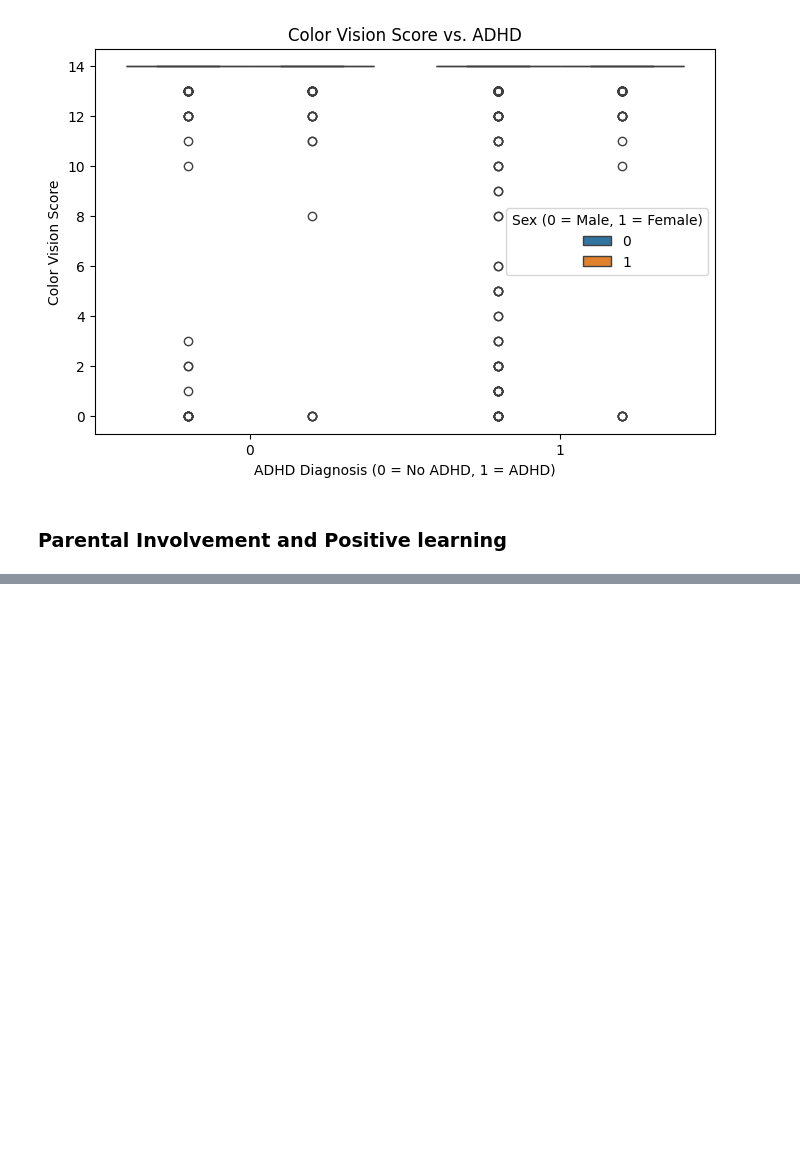
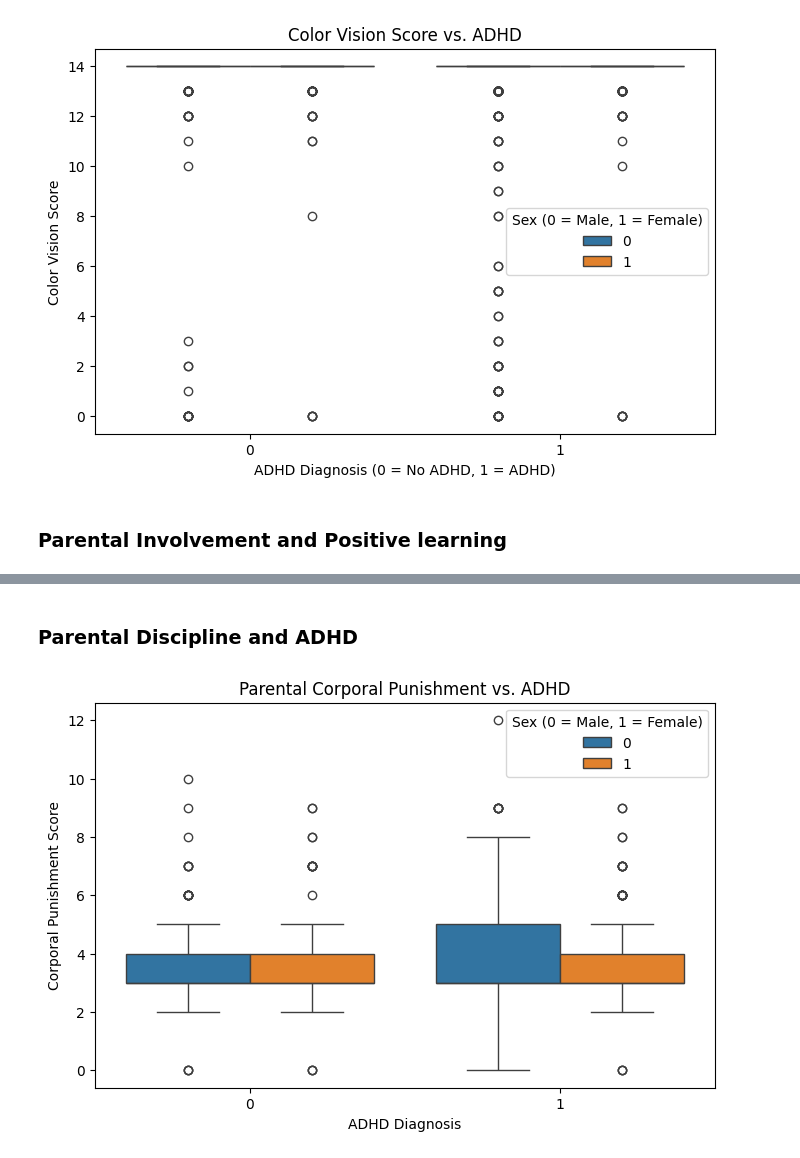
Before and after one commit to Folasewa/Health-Tech-DS-Projects, a Jupyter notebook: ADHD-Kaggle/adhd.ipynb, the cells around one changed output, grey strips where cells are left out. Drawn from its saved outputs; the diff is of its cells as text; code cells hidden in the pictures; blank space fills up the shorter version.

```diff
--- a/ADHD-Kaggle/adhd.ipynb
+++ b/ADHD-Kaggle/adhd.ipynb
@@ -364,0 +387,13 @@ plt.show()
+# %% [markdown]
+### Parental Discipline and ADHD
+# %%
+#Do ADHD children experience more corporal punishment? Are the parents harsher with boys or girls?
+plt.figure(figsize=(8, 5))
+sns.boxplot(data=train_data, x="ADHD_Outcome", y="APQ_P_APQ_P_CP", hue="Sex_F")
+plt.title("Parental Corporal Punishment vs. ADHD")
+plt.xlabel("ADHD Diagnosis")
+plt.ylabel("Corporal Punishment Score")
+plt.legend(title="Sex (0 = Male, 1 = Female)")
+plt.show()
+# %% [output]
+[figure, added]
```
Also changed, not shown: parts of 3 cells of this notebook.
